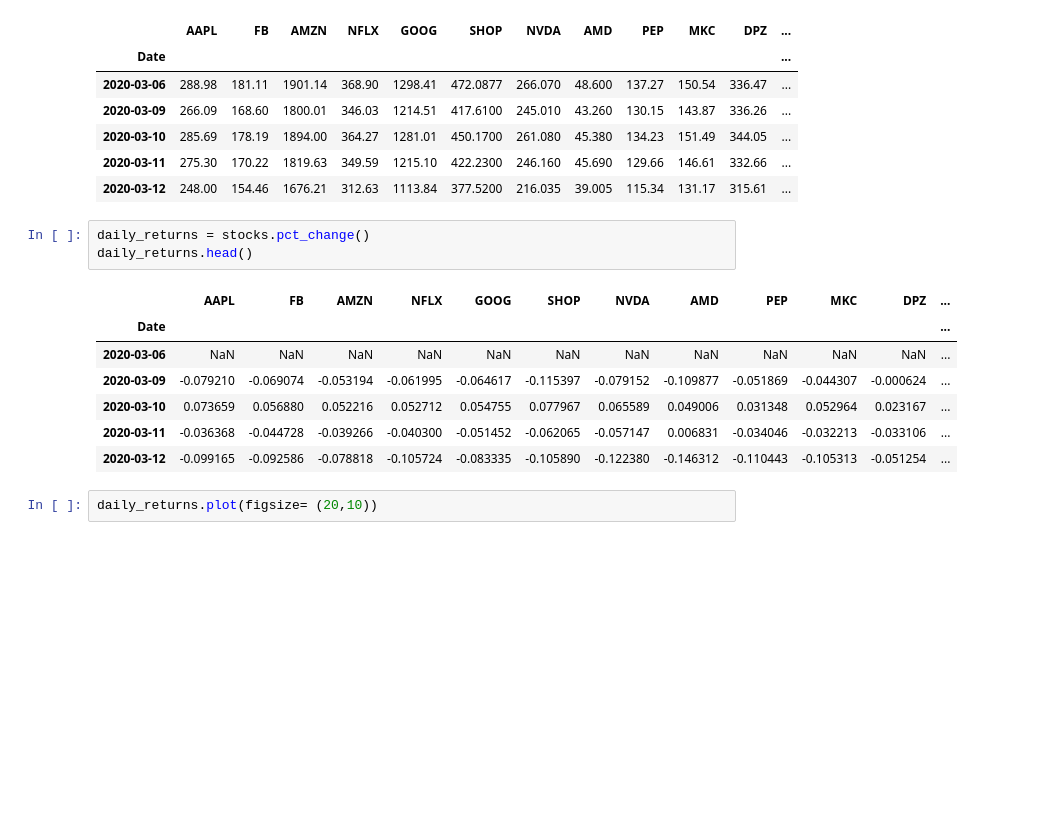
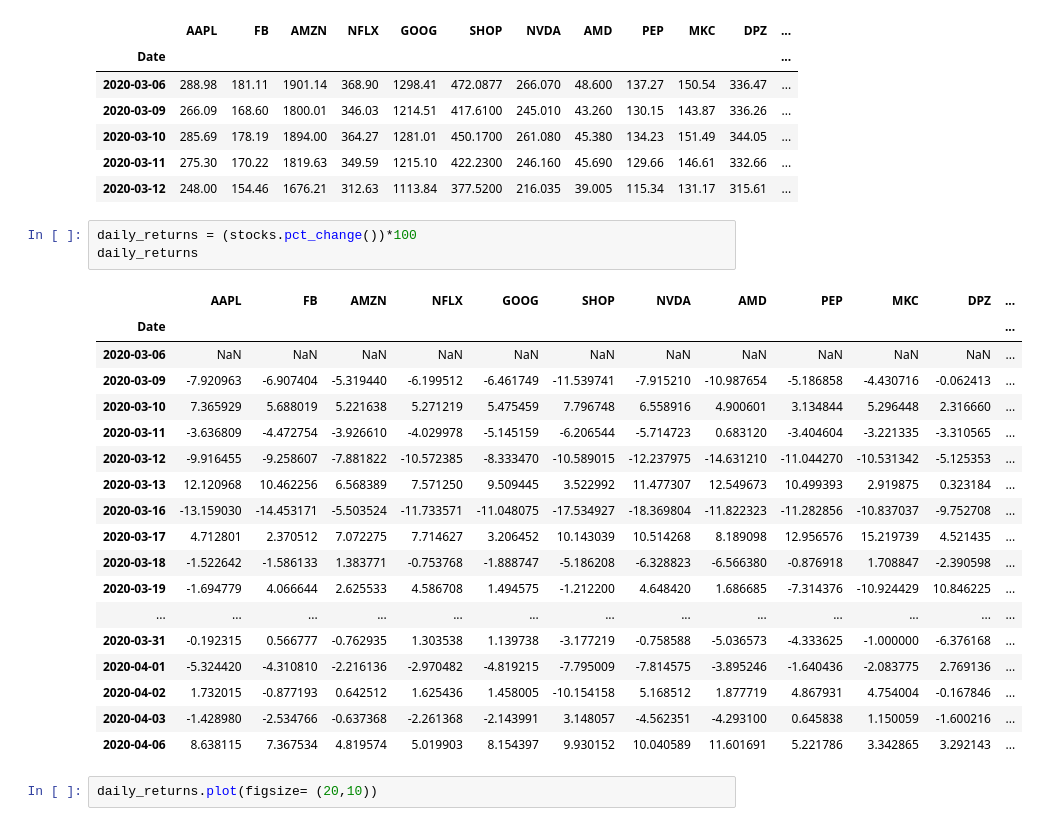
Before and after one commit to HeyokaBull777/Group_5, a Jupyter notebook: 1monthanalysis.ipynb, the cells around one changed output. Drawn from its saved outputs; the diff is of its cells as text; blank space fills up the shorter version.

```diff
--- a/1monthanalysis.ipynb
+++ b/1monthanalysis.ipynb
@@ -64,16 +64,27 @@ stocks.head()
 | 2020-03-11 | 275.30 | 170.22 | 1819.63 | 349.59 | 1215.10 | 422.2300 | 246.160 | 45.690 | 129.66 | 146.61 | 332.66 | ... |
 | 2020-03-12 | 248.00 | 154.46 | 1676.21 | 312.63 | 1113.84 | 377.5200 | 216.035 | 39.005 | 115.34 | 131.17 | 315.61 | ... |
 # %%
-daily_returns = stocks.pct_change()
-daily_returns.head()
+daily_returns = (stocks.pct_change())*100
+daily_returns
 # %% [output]
 |  | AAPL | FB | AMZN | NFLX | GOOG | SHOP | NVDA | AMD | PEP | MKC | DPZ | ... |
 | Date |  |  |  |  |  |  |  |  |  |  |  | ... |
 | 2020-03-06 | NaN | NaN | NaN | NaN | NaN | NaN | NaN | NaN | NaN | NaN | NaN | ... |
-| 2020-03-09 | -0.079210 | -0.069074 | -0.053194 | -0.061995 | -0.064617 | -0.115397 | -0.079152 | -0.109877 | -0.051869 | -0.044307 | -0.000624 | ... |
-| 2020-03-10 | 0.073659 | 0.056880 | 0.052216 | 0.052712 | 0.054755 | 0.077967 | 0.065589 | 0.049006 | 0.031348 | 0.052964 | 0.023167 | ... |
-| 2020-03-11 | -0.036368 | -0.044728 | -0.039266 | -0.040300 | -0.051452 | -0.062065 | -0.057147 | 0.006831 | -0.034046 | -0.032213 | -0.033106 | ... |
-| 2020-03-12 | -0.099165 | -0.092586 | -0.078818 | -0.105724 | -0.083335 | -0.105890 | -0.122380 | -0.146312 | -0.110443 | -0.105313 | -0.051254 | ... |
+| 2020-03-09 | -7.920963 | -6.907404 | -5.319440 | -6.199512 | -6.461749 | -11.539741 | -7.915210 | -10.987654 | -5.186858 | -4.430716 | -0.062413 | ... |
+| 2020-03-10 | 7.365929 | 5.688019 | 5.221638 | 5.271219 | 5.475459 | 7.796748 | 6.558916 | 4.900601 | 3.134844 | 5.296448 | 2.316660 | ... |
+| 2020-03-11 | -3.636809 | -4.472754 | -3.926610 | -4.029978 | -5.145159 | -6.206544 | -5.714723 | 0.683120 | -3.404604 | -3.221335 | -3.310565 | ... |
+| 2020-03-12 | -9.916455 | -9.258607 | -7.881822 | -10.572385 | -8.333470 | -10.589015 | -12.237975 | -14.631210 | -11.044270 | -10.531342 | -5.125353 | ... |
+| 2020-03-13 | 12.120968 | 10.462256 | 6.568389 | 7.571250 | 9.509445 | 3.522992 | 11.477307 | 12.549673 | 10.499393 | 2.919875 | 0.323184 | ... |
+| 2020-03-16 | -13.159030 | -14.453171 | -5.503524 | -11.733571 | -11.048075 | -17.534927 | -18.369804 | -11.822323 | -11.282856 | -10.837037 | -9.752708 | ... |
+| 2020-03-17 | 4.712801 | 2.370512 | 7.072275 | 7.714627 | 3.206452 | 10.143039 | 10.514268 | 8.189098 | 12.956576 | 15.219739 | 4.521435 | ... |
+| 2020-03-18 | -1.522642 | -1.586133 | 1.383771 | -0.753768 | -1.888747 | -5.186208 | -6.328823 | -6.566380 | -0.876918 | 1.708847 | -2.390598 | ... |
+| 2020-03-19 | -1.694779 | 4.066644 | 2.625533 | 4.586708 | 1.494575 | -1.212200 | 4.648420 | 1.686685 | -7.314376 | -10.924429 | 10.846225 | ... |
+| ... | ... | ... | ... | ... | ... | ... | ... | ... | ... | ... | ... | ... |
+| 2020-03-31 | -0.192315 | 0.566777 | -0.762935 | 1.303538 | 1.139738 | -3.177219 | -0.758588 | -5.036573 | -4.333625 | -1.000000 | -6.376168 | ... |
+| 2020-04-01 | -5.324420 | -4.310810 | -2.216136 | -2.970482 | -4.819215 | -7.795009 | -7.814575 | -3.895246 | -1.640436 | -2.083775 | 2.769136 | ... |
+| 2020-04-02 | 1.732015 | -0.877193 | 0.642512 | 1.625436 | 1.458005 | -10.154158 | 5.168512 | 1.877719 | 4.867931 | 4.754004 | -0.167846 | ... |
+| 2020-04-03 | -1.428980 | -2.534766 | -0.637368 | -2.261368 | -2.143991 | 3.148057 | -4.562351 | -4.293100 | 0.645838 | 1.150059 | -1.600216 | ... |
+| 2020-04-06 | 8.638115 | 7.367534 | 4.819574 | 5.019903 | 8.154397 | 9.930152 | 10.040589 | 11.601691 | 5.221786 | 3.342865 | 3.292143 | ... |
 # %%
 daily_returns.plot(figsize= (20,10))
 # %% [output]
```
Also changed, not shown: parts of 9 cells of this notebook, 2 other files.
